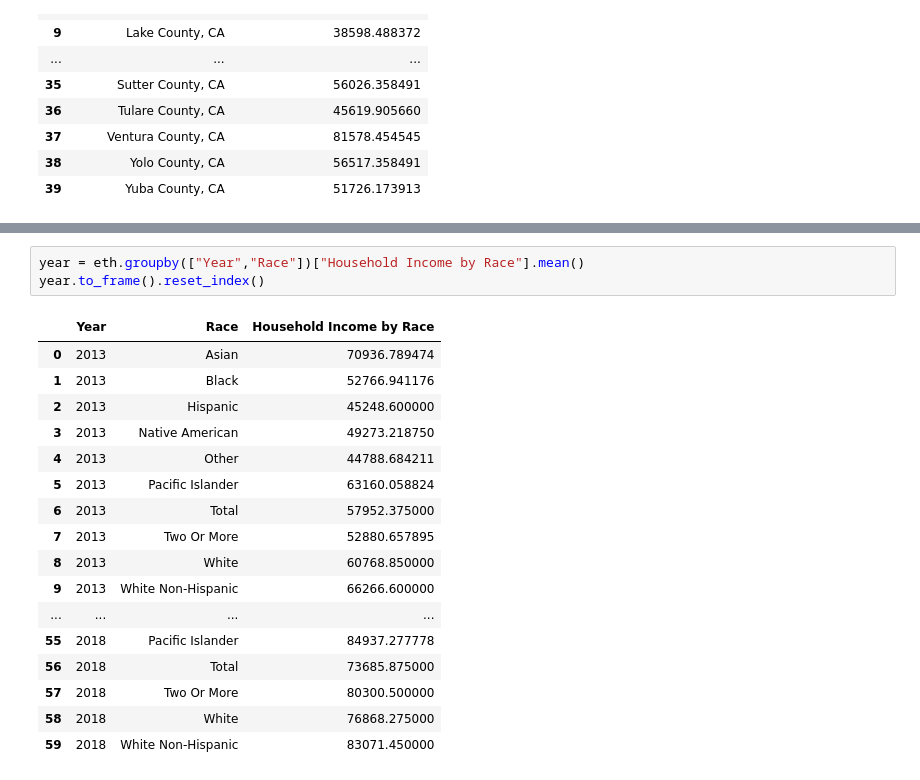
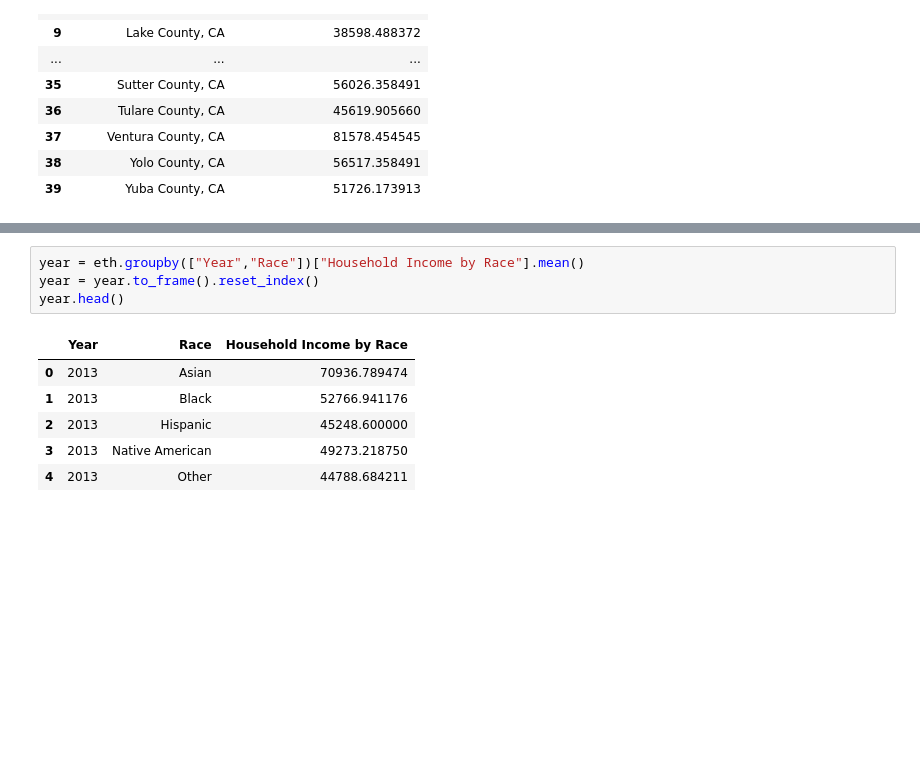
Before and after one commit to philhuang74/CaliforniaHousing_Pic16BProject, a Jupyter notebook: eda.ipynb, the cells around one changed output, grey strips where cells are left out. Saved outputs shown, nothing was run; the diff lists cells and outputs as text; blank space fills up the shorter version.

```diff
--- a/eda.ipynb
+++ b/eda.ipynb
@@ -86,22 +86,12 @@ fig.show()
 [interactive output not drawn]
 # %%
 year = eth.groupby(["Year","Race"])["Household Income by Race"].mean()
-year.to_frame().reset_index()
+year = year.to_frame().reset_index()
+year.head()
 # %% [output]
 |  | Year | Race | Household Income by Race |
 | 0 | 2013 | Asian | 70936.789474 |
 | 1 | 2013 | Black | 52766.941176 |
 | 2 | 2013 | Hispanic | 45248.600000 |
 | 3 | 2013 | Native American | 49273.218750 |
 | 4 | 2013 | Other | 44788.684211 |
-| 5 | 2013 | Pacific Islander | 63160.058824 |
-| 6 | 2013 | Total | 57952.375000 |
-| 7 | 2013 | Two Or More | 52880.657895 |
-| 8 | 2013 | White | 60768.850000 |
-| 9 | 2013 | White Non-Hispanic | 66266.600000 |
-| ... | ... | ... | ... |
-| 55 | 2018 | Pacific Islander | 84937.277778 |
-| 56 | 2018 | Total | 73685.875000 |
-| 57 | 2018 | Two Or More | 80300.500000 |
-| 58 | 2018 | White | 76868.275000 |
-| 59 | 2018 | White Non-Hispanic | 83071.450000 |
```
Also changed, not shown: parts of 5 cells of this notebook, 5 other files.
